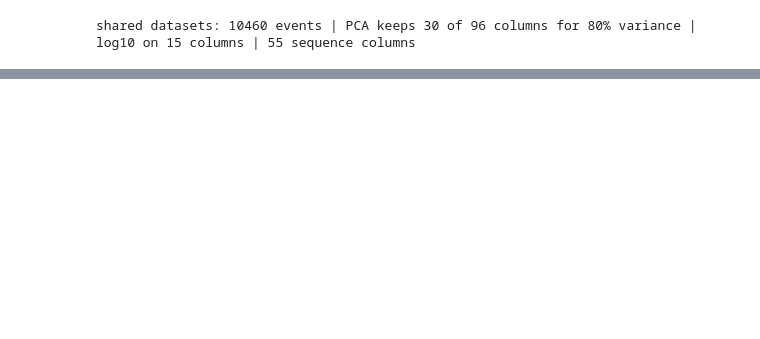
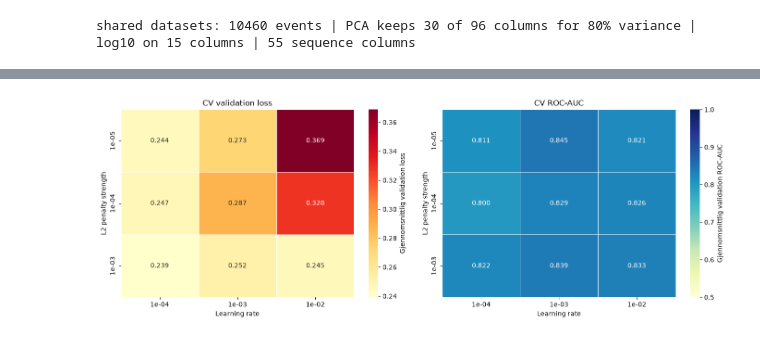
Before and after one commit to kevintannum/FYS-STK3155--Project3--UiO, a Jupyter notebook: code/RNN_model.ipynb, the cells around one changed output, grey strips where cells are left out. Cells and saved outputs as stored; diff of their text form; code cells hidden in the pictures; blank space fills up the shorter version.

```diff
--- a/code/RNN_model.ipynb
+++ b/code/RNN_model.ipynb
@@ -159,0 +270,15 @@ print(cm)
+# %%
+l2_results, loss_heatmap, auc_heatmap = plot_learning_rate_l2_heatmaps(
+    data=data,
+    learning_rates=[1e-4, 1e-3, 1e-2],
+    penalty_strengths=[1e-5, 1e-4, 1e-3],
+    hidden_layers=1,
+    nodes_per_layer=25,
+    rnn_type="gru",
+    dropout=0.2,
+    epochs=10,
+    batch_size=32,
+    optimizer="adam",
+    class_weight=10,
+)
+# %% [output]
@@ -159,0 +302 @@ print(cm)
+[figure, added]
```
Also changed, not shown: parts of 9 cells of this notebook, 2 other files.
